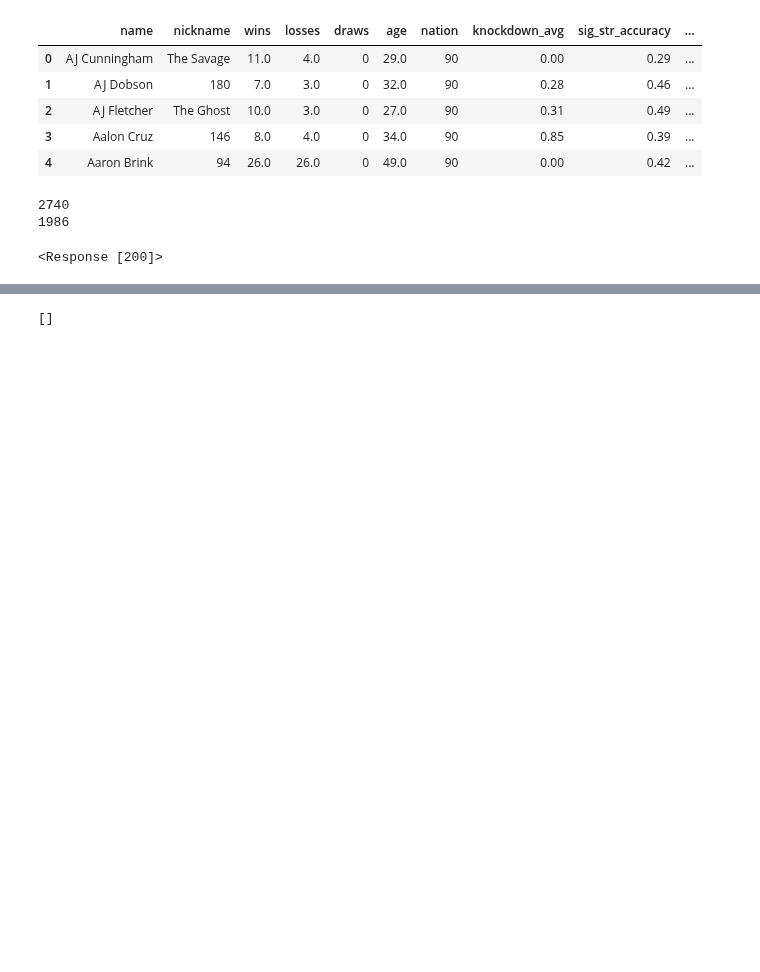
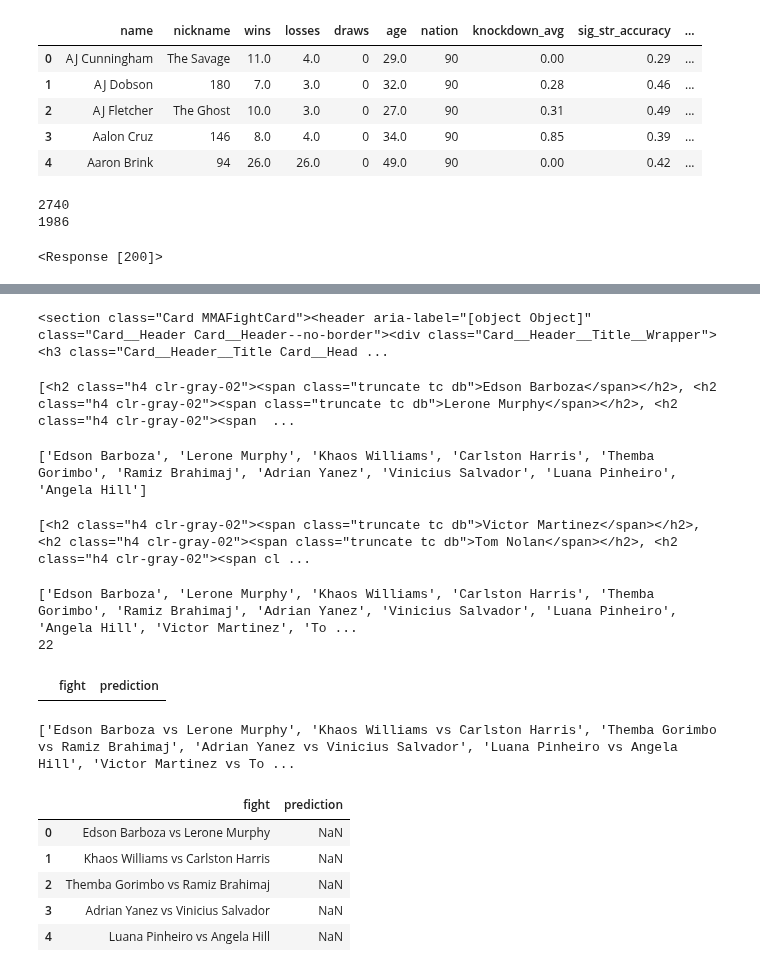
Before and after one commit to maxbraith/UFCModel, a Jupyter notebook: UFCModelGit/Tracking + Update/trackingAndUpdate.ipynb, the cells around one changed output, grey strips where cells are left out. Drawn from its saved outputs; the diff is of its cells as text; code cells hidden in the pictures; blank space fills up the shorter version.

Commit message:
Tracking continued. Need to decide on formatting

```diff
--- a/UFCModelGit/Tracking + Update/trackingAndUpdate.ipynb
+++ b/UFCModelGit/Tracking + Update/trackingAndUpdate.ipynb
@@ -4303,7 +4305,64 @@ print(site)
 <Response [200]>
 # %%
 #get fight names
-divs = soup.find_all('div', class_=re.compile("c-listing-fight__names-row"))
-print(divs)
+sections = soup.find_all('section', class_=re.compile("Card MMAFightCard"))
+print(sections[0])
 # %% [output]
-[]
+<section class="Card MMAFightCard"><header aria-label="[object Object]" class="Card__Header Card__Header--no-border"><div class="Card__Header__Title__Wrapper"><h3 class="Card__Header__Title Card__Head ...
+# %%
+h2s = sections[0].find_all('h2', class_=re.compile('h4 clr-gray-02'))
+print(h2s)
+# %% [output]
+[<h2 class="h4 clr-gray-02"><span class="truncate tc db">Edson Barboza</span></h2>, <h2 class="h4 clr-gray-02"><span class="truncate tc db">Lerone Murphy</span></h2>, <h2 class="h4 clr-gray-02"><span  ...
+# %%
+fightersOnCard = []
+for h2 in h2s:
+    fightersOnCard.append(str(h2.text.strip()))
+print(fightersOnCard)
+# %% [output]
+['Edson Barboza', 'Lerone Murphy', 'Khaos Williams', 'Carlston Harris', 'Themba Gorimbo', 'Ramiz Brahimaj', 'Adrian Yanez', 'Vinicius Salvador', 'Luana Pinheiro', 'Angela Hill']
+# %%
+h2s = sections[1].find_all('h2', class_=re.compile('h4 clr-gray-02'))
+print(h2s)
+# %% [output]
+[<h2 class="h4 clr-gray-02"><span class="truncate tc db">Victor Martinez</span></h2>, <h2 class="h4 clr-gray-02"><span class="truncate tc db">Tom Nolan</span></h2>, <h2 class="h4 clr-gray-02"><span cl ...
+# %%
+for h2 in h2s:
+    fightersOnCard.append(str(h2.text.strip()))
+print(fightersOnCard)
+print(len(fightersOnCard))
+# %% [output]
+['Edson Barboza', 'Lerone Murphy', 'Khaos Williams', 'Carlston Harris', 'Themba Gorimbo', 'Ramiz Brahimaj', 'Adrian Yanez', 'Vinicius Salvador', 'Luana Pinheiro', 'Angela Hill', 'Victor Martinez', 'To ...
+22
+# %%
+#define column headers
+column_headers = [
+    'fight', 'prediction'
+]
+
+#create dataframe using headers
+dfTracking = pd.DataFrame(columns=column_headers)
+dfTracking.head()
+# %% [output]
+|  | fight | prediction |
+# %%
+count = 0
+fights = []
+for i in range(int(len(fightersOnCard)/2)):
+    fight = f'{fightersOnCard[count]} vs {fightersOnCard[count+1]}'
+    fights.append(fight)
+    count+=2
+print(fights)
+# %% [output]
+['Edson Barboza vs Lerone Murphy', 'Khaos Williams vs Carlston Harris', 'Themba Gorimbo vs Ramiz Brahimaj', 'Adrian Yanez vs Vinicius Salvador', 'Luana Pinheiro vs Angela Hill', 'Victor Martinez vs To ...
+# %%
+#populate df
+dfTracking['fight'] = fights
+dfTracking.head()
+# %% [output]
+|  | fight | prediction |
+| 0 | Edson Barboza vs Lerone Murphy | NaN |
+| 1 | Khaos Williams vs Carlston Harris | NaN |
+| 2 | Themba Gorimbo vs Ramiz Brahimaj | NaN |
+| 3 | Adrian Yanez vs Vinicius Salvador | NaN |
+| 4 | Luana Pinheiro vs Angela Hill | NaN |
```
Also changed, not shown: parts of 5 cells of this notebook, 1 other file.
